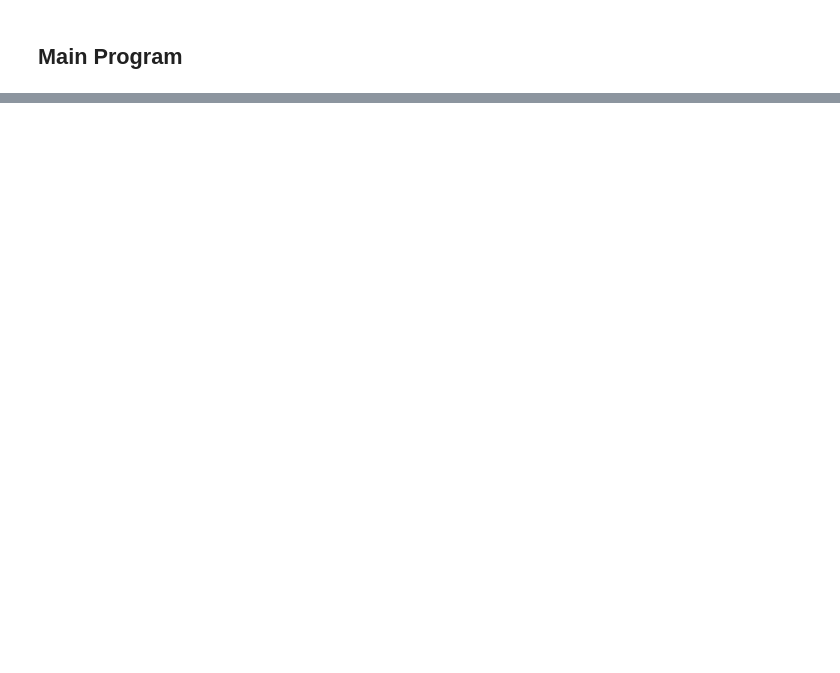
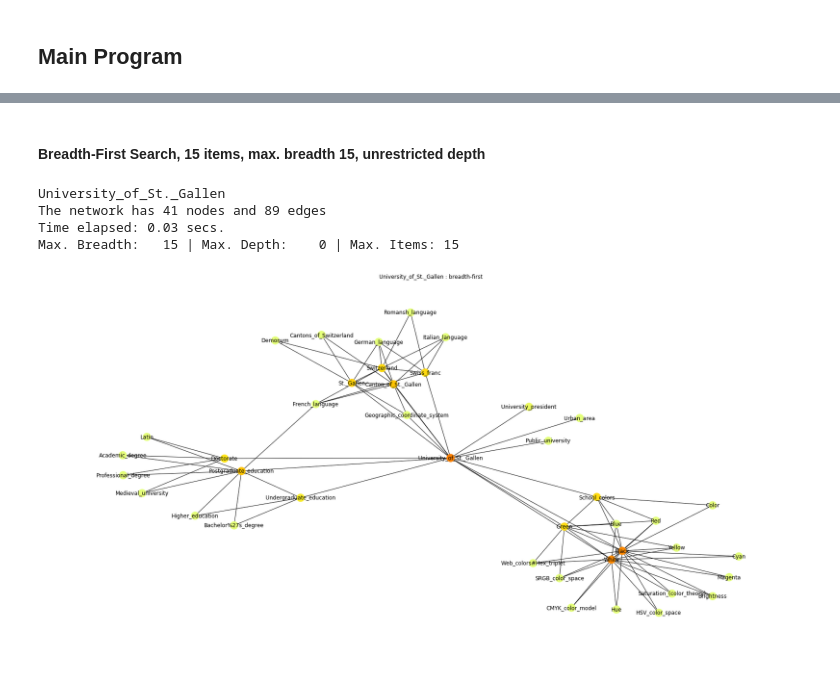
Before and after one commit to CrazySwimmer/Wikipedia-mapping, a Jupyter notebook: wiki-mapper.ipynb, the cells around one changed output, grey strips where cells are left out. Saved outputs shown, nothing was run; the diff lists cells and outputs as text; code cells hidden in the pictures; blank space fills up the shorter version.

```diff
--- a/wiki-mapper.ipynb
+++ b/wiki-mapper.ipynb
@@ -277,0 +309,21 @@ The network has 73 nodes and 174 edges
+# %%
+article = 'University_of_St._Gallen'     #Starting article
+# %% [markdown]
+#### Breadth-First Search, 15 items, max. breadth 15, unrestricted depth
+# %%
+sF = 'breadth'              #Search-First: 'breadth' or 'depth'
+mB = 15                     #Max breadth
+mD = 0                      #Max depth
+mI = 15                     #Max items
+with_labels=True            #Label names for nodes
+flexible_nodesize=False     #Node-size adapt to recurrence of node in the network
+
+#----------------------------------------------------------
+main_call(article=article, sF=sF, mB=mB, mD=mD, mI=mI, with_labels=with_labels,
+          flexible_nodesize=flexible_nodesize)
+# %% [output]
+University_of_St._Gallen
+The network has 41 nodes and 89 edges
+Time elapsed: 0.03 secs.
+Max. Breadth:   15 | Max. Depth:    0 | Max. Items: 15
+[figure, added]
```
Also changed, not shown: parts of 24 cells of this notebook, 1 other file.
